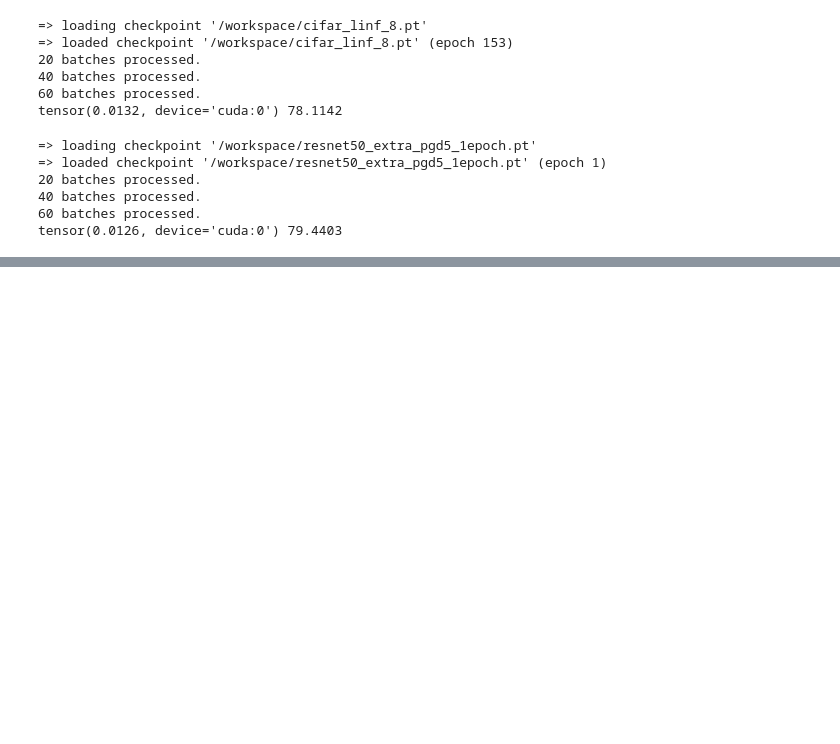
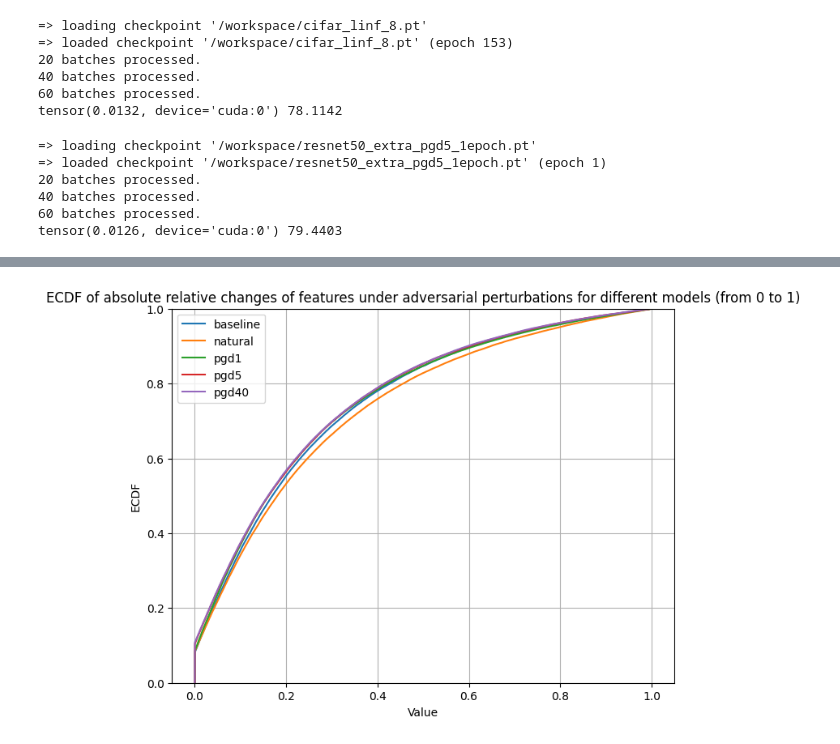
Before and after one commit to carson-cheng/totot, a Jupyter notebook: feature analysis.ipynb, the cells around one changed output, grey strips where cells are left out. Drawn from its saved outputs; the diff is of its cells as text; code cells hidden in the pictures; blank space fills up the shorter version.

```diff
--- a/feature analysis.ipynb
+++ b/feature analysis.ipynb
@@ -219,10 +221,12 @@ tensor(0.0126, device='cuda:0') 79.4403
 # %%
-m, _ = model_utils.make_and_restore_model(arch='resnet50', dataset=ds, resume_path="/workspace/resnet50_extra_pgd40_1epoch.pt")
+m, _ = model_utils.make_and_restore_model(arch='resnet50', dataset=ds, resume_path="/workspace/cifar_linf_8.pt")
 import torchattacks
+import numpy as np
 import torch.nn.functional as F
 device = torch.device('cuda')
 atk = torchattacks.PGD(nn.Sequential(m.normalizer, m.model).to(device))
 mean_output_change = 0.0
+distrib = []
 mean_sign_change = 0
 batch_count = 0
 for i, data in enumerate(val_loader, 0):
@@ -240,7 +244,11 @@ for i, data in enumerate(val_loader, 0):
     adv_output = model(adv_tensor).detach()
     model.train()
     #print(adv_output.shape)
-    mean_output_change += torch.sum(F.relu(adv_output - output)).detach() # each feature changed by 0.0052
+    #mean_output_change += torch.sum(torch.abs((adv_output - output) / output)).detach() # each feature changed by 0.0052
+    pct_change = (torch.abs((adv_output - output) / output).detach().cpu().detach())
+    for item in pct_change:
+        distrib.append(np.array(item))
+    #distrib.append(pct_change)
     mean_sign_change += (torch.sign(output) != torch.sign(adv_output)).detach().sum().item() # 9298 / (128 * 2048) features changed signs
     batch_count += 1
     if batch_count % 20 == 0:
@@ -256,0 +325,5 @@ tensor(0.0124, device='cuda:0') 78.0806
+# %%
+m, _ = model_utils.make_and_restore_model(arch='resnet50', dataset=ds, resume_path="/workspace/resnet50_extra_pgd1_1epoch.pt")
+pgd1 = analyze(m)
+m, _ = model_utils.make_and_restore_model(arch='resnet50', dataset=ds, resume_path="/workspace/resnet50_extra_natural_1epoch.pt")
+natural = analyze(m)
@@ -256,0 +341,19 @@ tensor(0.0124, device='cuda:0') 78.0806
+# %%
+import numpy as np
+import seaborn as sns
+import matplotlib.pyplot as plt
+plt.figure(figsize=(8, 6))
+sns.ecdfplot(np.random.choice(baseline[baseline < 1], 100000), label="baseline")
+sns.ecdfplot(np.random.choice(natural[natural < 1], 100000), label="natural")
+sns.ecdfplot(np.random.choice(pgd1[pgd1 < 1], 100000), label="pgd1")
+sns.ecdfplot(np.random.choice(pgd5[pgd5 < 1], 100000), label="pgd5")
+sns.ecdfplot(np.random.choice(pgd40[pgd40 < 1], 100000), label="pgd40")
+plt.xlabel('Value')
+plt.ylabel('ECDF')
+plt.title('ECDF of absolute relative changes of features under adversarial perturbations for different models (from 0 to 1)')
+plt.grid(True)
+plt.legend()
+plt.savefig("fig1.png")
+plt.show()
+# %% [output]
+[figure, added]
```
Also changed, not shown: parts of 12 cells of this notebook, 4 other files.
